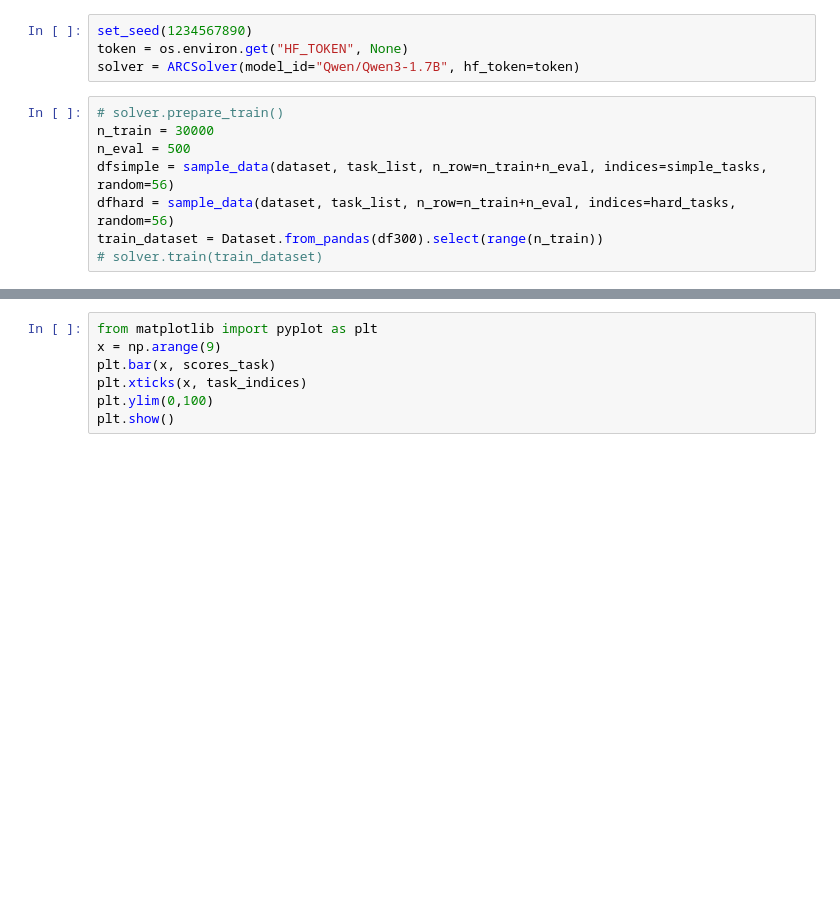
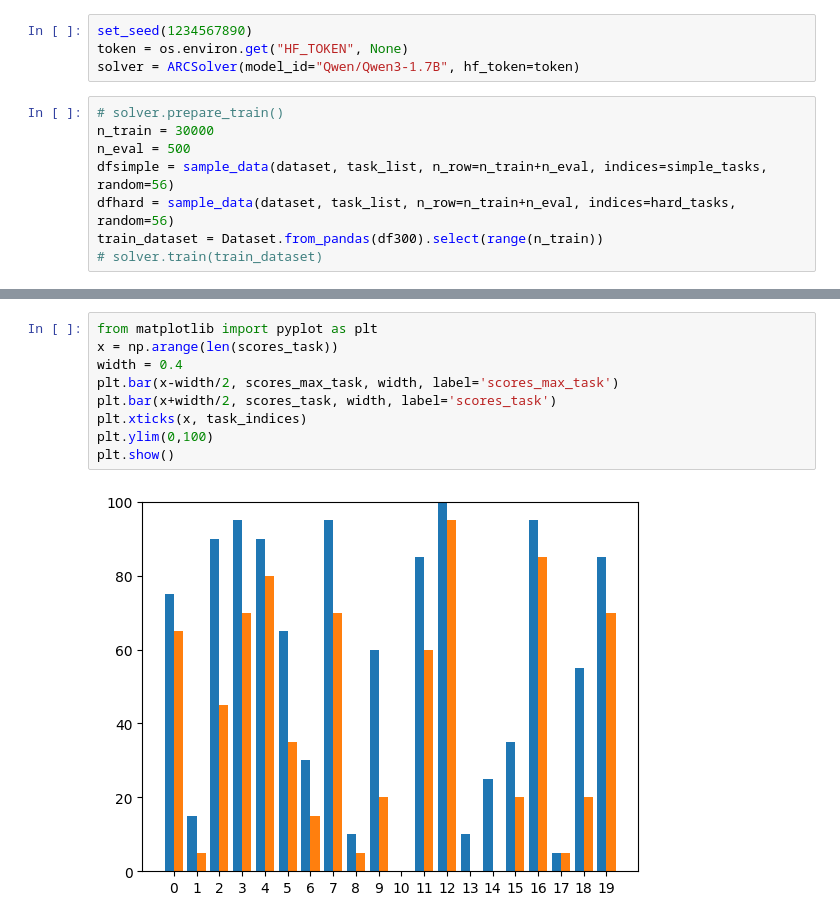
Before and after one commit to gs20119/ArcProject, a Jupyter notebook: train_qwen.ipynb, the cells around one changed output, grey strips where cells are left out. Saved outputs shown, nothing was run; the diff lists cells and outputs as text; blank space fills up the shorter version.

```diff
--- a/train_qwen.ipynb
+++ b/train_qwen.ipynb
@@ -117,7 +254,11 @@ for task in task_indices:
 # %%
 from matplotlib import pyplot as plt
-x = np.arange(9)
-plt.bar(x, scores_task)
+x = np.arange(len(scores_task))
+width = 0.4
+plt.bar(x-width/2, scores_max_task, width, label='scores_max_task')
+plt.bar(x+width/2, scores_task, width, label='scores_task')
 plt.xticks(x, task_indices)
 plt.ylim(0,100)
 plt.show()
+# %% [output]
+[figure, added]
```
Also changed, not shown: parts of 5 cells of this notebook, 1 other file.
